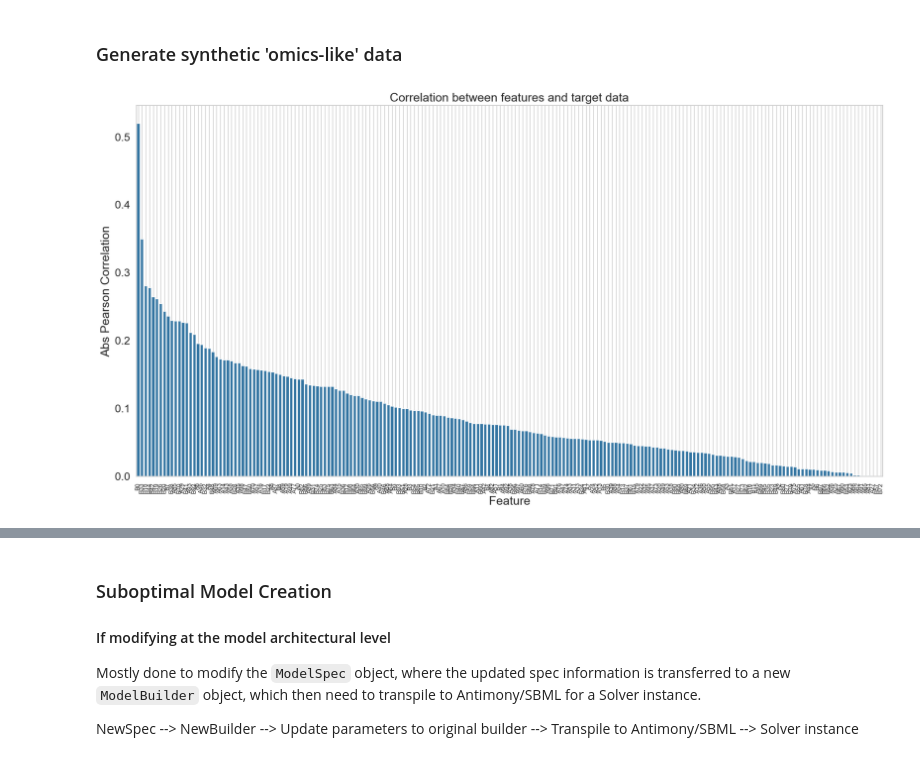
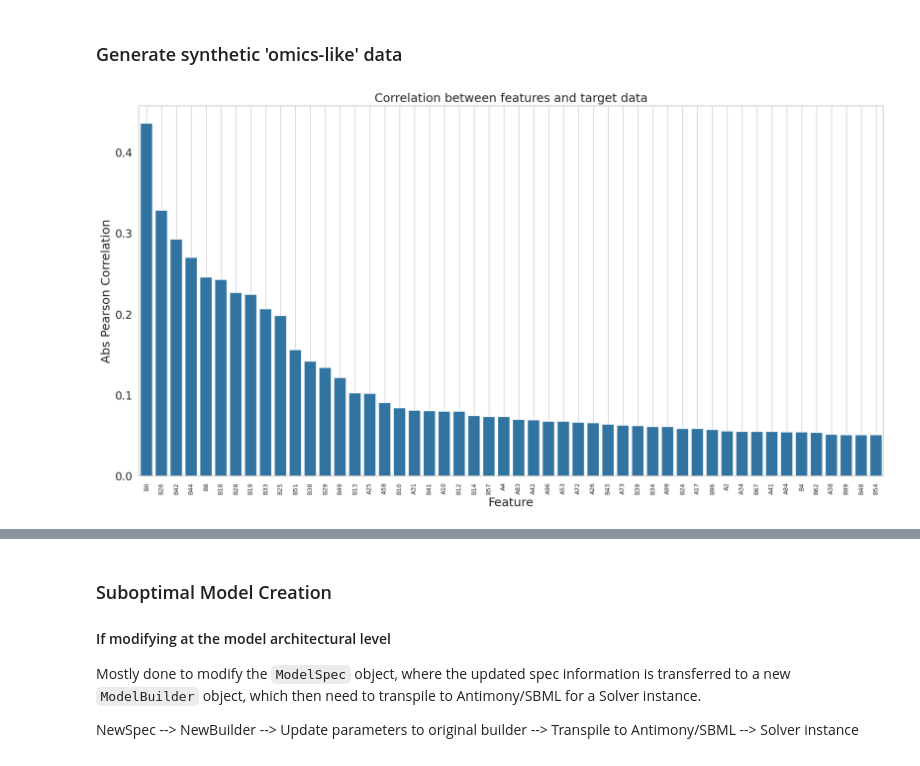
Before and after one commit to AnEvilBurrito/new-peak-project, a Jupyter notebook: src/notebooks/exp/exp7_drug_model_5.ipynb, the cells around one changed output, grey strips where cells are left out. Saved outputs shown, nothing was run; the diff lists cells and outputs as text; code cells hidden in the pictures.

```diff
--- a/src/notebooks/exp/exp7_drug_model_5.ipynb
+++ b/src/notebooks/exp/exp7_drug_model_5.ipynb
@@ -231,35 +231,36 @@ import seaborn as sns
 import pandas as pd
 
 # create a dataframe with the feature data and target data
 feature_data_df = pd.DataFrame(feature_data)
 target_data_df = pd.DataFrame(target_data)
 # add the target data to the feature data
 feature_data_df['target'] = target_data_df['Cp']
 
 # calculate the correlation between the features and the target data
 correlation = feature_data_df.corr()['target'].sort_values(ascending=False)
 # create a dataframe with the correlation values
 correlation_df = pd.DataFrame(correlation)
 correlation_df = correlation_df.reset_index()
 correlation_df.columns = ['feature', 'correlation']
 # do not include the target data in the correlation dataframe
 correlation_df = correlation_df[correlation_df['feature'] != 'target']
 abs_correlation_df = correlation_df.copy()
 # take the absolute value of the correlation
 abs_correlation_df['correlation'] = abs(abs_correlation_df['correlation'])
 # sort the dataframe by the absolute value of the correlation
 abs_correlation_df = abs_correlation_df.sort_values(by='correlation', ascending=False)
+abs_correlation_df_50 = abs_correlation_df.head(50)
 # plot the correlation values
 plt.figure(figsize=(20, 10))
-sns.barplot(x='feature', y='correlation', data=abs_correlation_df)
+sns.barplot(x='feature', y='correlation', data=abs_correlation_df_50)
 plt.title('Correlation between features and target data')
 plt.xlabel('Feature')
 plt.ylabel('Abs Pearson Correlation')
 plt.xticks(rotation=90, fontsize=9)
 plt.grid()
 plt.show()
 # %% [output]
-[figure, old version]
+[figure, new version]
 # %%
 # make a histogram of the correlation values
 plt.figure(figsize=(20, 10))
```
Also changed, not shown: parts of 16 cells of this notebook, 1 other file.
